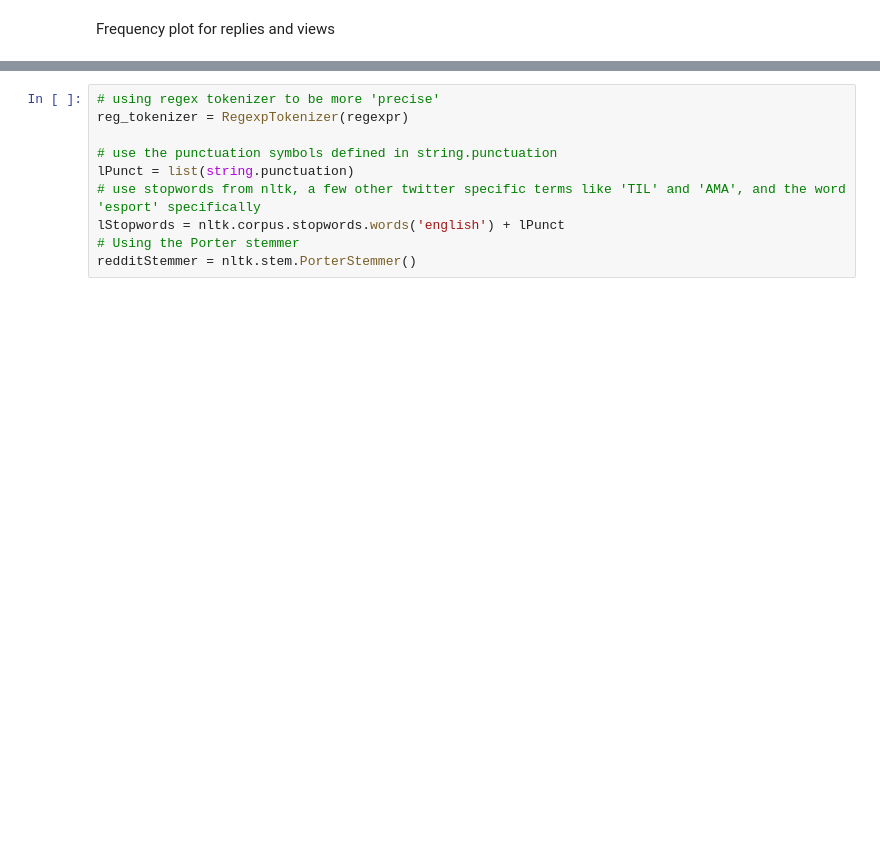
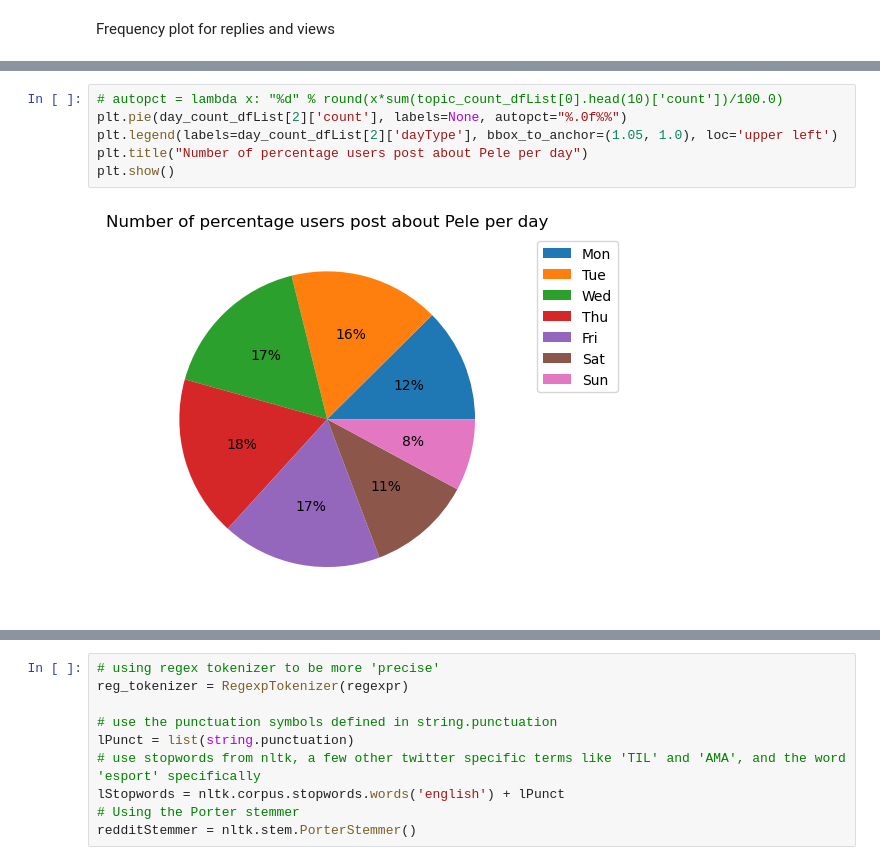
Before and after one commit to radhikara-rmit/cosc2671-assign2, a Jupyter notebook: BeautifulSoup_analysis.ipynb, the cells around one changed output, grey strips where cells are left out. Drawn from its saved outputs; the diff is of its cells as text; blank space fills up the shorter version.

```diff
--- a/BeautifulSoup_analysis.ipynb
+++ b/BeautifulSoup_analysis.ipynb
@@ -456,0 +386,8 @@ plt.show()
+# %%
+# autopct = lambda x: "%d" % round(x*sum(topic_count_dfList[0].head(10)['count'])/100.0)
+plt.pie(day_count_dfList[2]['count'], labels=None, autopct="%.0f%%")
+plt.legend(labels=day_count_dfList[2]['dayType'], bbox_to_anchor=(1.05, 1.0), loc='upper left')
+plt.title("Number of percentage users post about Pele per day")
+plt.show()
+# %% [output]
+[figure, added]
```
Also changed, not shown: parts of 95 cells of this notebook, 5 other files.
